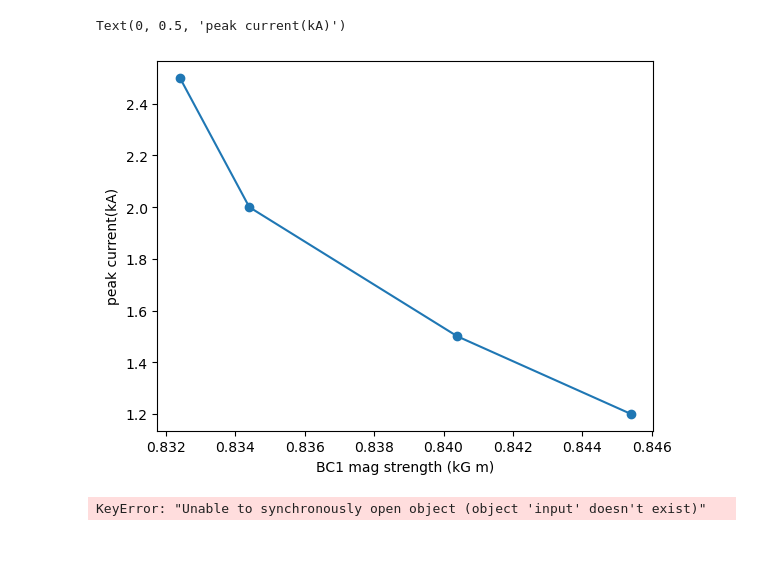
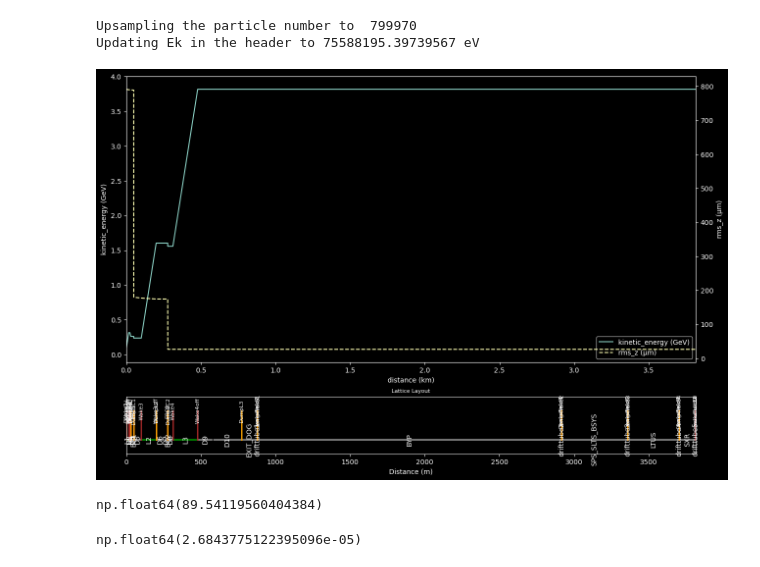
Before and after one commit to slaclab/lume-belt-live, a Jupyter notebook: read_archive.ipynb, the cells around one changed output. Saved outputs shown, nothing was run; the diff lists cells and outputs as text; code cells hidden in the pictures.

```diff
--- a/read_archive.ipynb
+++ b/read_archive.ipynb
@@ -22,7 +22,21 @@ def convertToDatedFormat(destionation_folder):
 
     return destionation_folder_dated
 # %%
-with h5py.File('./snapshot/2024/12/06/LCLSII-snapshot-2024-12-06T22:16:24-08:00.h5', 'r') as f:
+prefix = './snapshot/2025/04/05/LCLSII-snapshot-2025-04-05T13:25:53-07:00'
+#prefix = './snapshot/2025/05/17/LCLSII-snapshot-2025-05-17T10:15:01-07:00'
+#prefix = './snapshot/2025/05/17/LCLSII-snapshot-2025-05-17T10:12:06-07:00'
+#prefix = './snapshot/2025/05/17/LCLSII-snapshot-2025-05-17T10:10:39-07:00'
+#prefix = './snapshot/2025/05/17/LCLSII-snapshot-2025-05-17T09:52:23-07:00' #input_beam =  "/sdf/data/ad/ard/u/jytang/lume-belt-live/STCAV_data/particle-2025-05-17-chirped.h5.h5"
+#prefix = './snapshot/2025/09/25/LCLSII-snapshot-2025-09-25T10:07:11-07:00'
+
+phase_shift = 1.5
+#input_beam = "/sdf/data/ad/ard/u/jytang/lume-belt-live/STCAV_data/particle-2025-05-17.h5"
+#final_beam = "XTCAV_data/sim/LCLSII-snapshot-2025-05-17T09:52:23-07:00.h5"
+
+#input_beam = '/sdf/data/ad/ard/u/jytang/lume-belt-live/impact_particles/halo_final_particles.h5'
+input_beam = '/sdf/data/ad/ard/u/jytang/lume-belt-live/STCAV_data/particle-2025-04-05.h5'
+
+with h5py.File(prefix + '.h5', 'r') as f:
     pv_dic = {}
     for key in f.keys():
         pv_dic[key] = np.array(f[key]).item()
@@ -194,7 +253,7 @@ SNAPSHOT_DIR = './scan'
 SUMMARY_OUTPUT_DIR = './scan'
 PLOT_OUTPUT_DIR = './scan'
 
-CONFIG0 = {"input": "example1/belt.in", "workdir": os.environ.get("SCRATCH")}
+CONFIG0 = {"input": "example/belt.in", "workdir": os.environ.get("SCRATCH")}
 PREFIX = f'lume-belt-live-demo-{HOST}-{MODEL}'
 
 
@@ -299,10 +329,0 @@ plt.legend()
-# %%
-BC1_mag = [0.8454, 0.8404, 0.8344, 0.8324]
-peak_current2 = [1.2, 1.5, 2, 2.5]
-
-plt.plot(BC1_mag, peak_current2, '-o')
-plt.xlabel('BC1 mag strength (kG m)')
-plt.ylabel('peak current(kA)')
-# %% [output]
-Text(0, 0.5, 'peak current(kA)')
-[figure, removed]
@@ -311,4 +330,12 @@ from belt.run import BELT
-# %%
-BELT.from_archive('./archive/2024/11/29/0825690ee5df266cf90f4a21d86272a0.h5')
-# %% [output]
-KeyError: "Unable to synchronously open object (object 'input' doesn't exist)"
+# %%
+E = run_belt(
+    settings=settings,
+    belt_config=CONFIG0,
+)
+# %% [output]
+Upsampling the particle number to  799970
+Updating Ek in the header to 75588195.39739567 eV
+# %%
+E.plot()
+# %% [output]
+[figure, added]
@@ -314,0 +344,8 @@ KeyError: "Unable to synchronously open object (object 'input' doesn't exist)"
+# %%
+pg['sigma_t']*1e15
+# %% [output]
+np.float64(89.54119560404384)
+# %%
+pg['sigma_z']
+# %% [output]
+np.float64(2.6843775122395096e-05)
```
Also changed, not shown: parts of 27 cells of this notebook, 19 other files.
